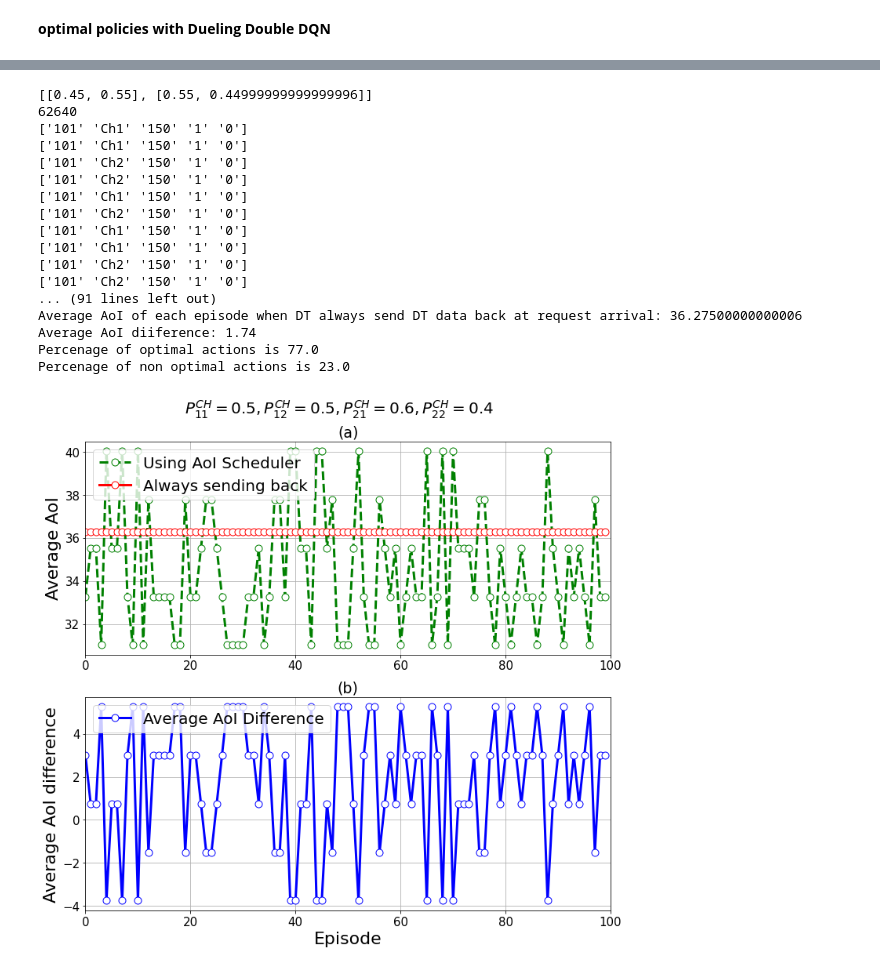
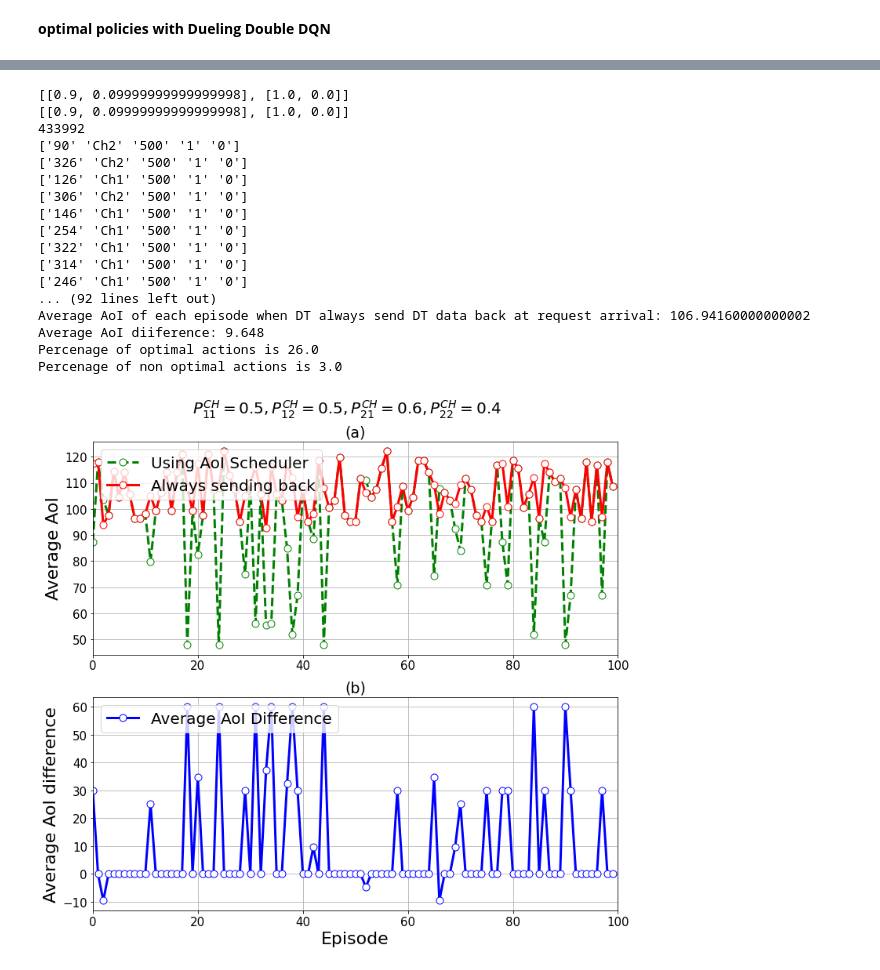
Before and after one commit to amirhoseinaghaei/Research_Simulation, a Jupyter notebook: Research_Simulation.ipynb, the cells around one changed output, grey strips where cells are left out. Drawn from its saved outputs; the diff is of its cells as text; code cells hidden in the pictures.

```diff
--- a/Research_Simulation.ipynb
+++ b/Research_Simulation.ipynb
@@ -242,8 +259,8 @@ l2_regularization = 1e-6
 avg_window = 750
 
 episode = 0
-Lesson_buffer_a1 = LessonBuffer(1000, 40, 5)
-Lesson_buffer_a0 = LessonBuffer(1000, 40, 5)
+Lesson_buffer_a1 = LessonBuffer(1000, 50, 5)
+Lesson_buffer_a0 = LessonBuffer(1000, 50, 5)
 
 rudder_lstm_a0 = LSTM(state_input_size=5, n_actions= 2, buffer=Lesson_buffer_a0, n_units=n_lstm,
                         lstm_lr=lstm_lr, l2_regularization=l2_regularization, return_scaling=10,
@@ -251,14 +268,14 @@ rudder_lstm_a0 = LSTM(state_input_size=5, n_actions= 2, buffer=Lesson_buffer_a0,
 rudder_lstm_a1 = LSTM(state_input_size=5, n_actions= 2, buffer=Lesson_buffer_a1, n_units=n_lstm,
                         lstm_lr=lstm_lr, l2_regularization=l2_regularization, return_scaling=10,
                         lstm_batch_size=8, continuous_pred_factor=0.5)
-rudder_lstm_a0.load_state_dict(torch.load('rudder_lstm_150_wait_0.45.pt'))
-rudder_lstm_a1.load_state_dict(torch.load('rudder_lstm_150_send_0.45.pt'))
+rudder_lstm_a0.load_state_dict(torch.load('rudder_lstm_500_wait_0.2.pt'))
+rudder_lstm_a1.load_state_dict(torch.load('rudder_lstm_500_send_0.2.pt'))
 
-environment = Environment(250,50)
+environment = Environment(1000,100)
 environment.CreateStates()
 policy_updator  = PolicyUpdater(environment= environment, lr = policy_lr)
 episode = 0
-for i in tqdm(range(10000)):
+for i in tqdm(range(8000)):
     episode += 1
     environment.reset_paramter()
     state , _ = environment.reset_state()
@@ -305,8 +322,8 @@ for i in tqdm(range(10000)):
               rewards = rudder_lstm_a0.redistribute_reward(states=np.expand_dims(states, 0),actions=np.expand_dims(actions, 0))[0, :]
             if actions[0] == 1:
               rewards = rudder_lstm_a1.redistribute_reward(states=np.expand_dims(states, 0),actions=np.expand_dims(actions, 0))[0, :]
-              for i in range(len(rewards)):
-                rewards[i] = 0
+              # for i in range(len(rewards)):
+              #   rewards[i] = 0
               # print(rewards)
             policy_updator.Q_learning(actions= actions , states = states, rewards= rewards)
 
@@ -1008,9 +1008,9 @@ print(Optimal_Policy_Dict)
 import json
 
 # Opening JSON file
-with open('Optimal_Policy_Qlearning_0.45_150.json') as json_file:
+with open('Optimal_Policy_Qlearning_0.2_500.json') as json_file:
     Optimal_Policy_Dict_Qlearning = json.load(json_file)
-with open('Optimal_Policy_DDDQN_0.45_150.json') as json_file:
+with open('Optimal_Policy_DictDDDQN_0.9_500.json') as json_file:
     Optimal_Policy_Dict_DDDQN = json.load(json_file)
 # %%
 import json
@@ -1040,8 +1040,8 @@ avg_window = 750
 UseOptimalPolicy = True
 episode = 0
 NUM_EPISODE = 100
-deadline = 40
-environment = Environment(250,50)
+deadline = 50
+environment = Environment(1000,100)
 environment.CreateStates()
 policy_updator  = PolicyUpdater(environment= environment, lr = policy_lr)
 Total_Reward_List = []
@@ -1087,7 +1087,7 @@ for i in range(NUM_EPISODE):
     environment.state = State(name, int(first_state[0]), (first_state[1]), int(first_state[2]), int(first_state[3]), int(first_state[4]))
     while not done:
         if UseOptimalPolicy:
-          action  = 0 if Optimal_Policy_Dict_Qlearning[name] == 'wait' else 1
+          action  = 0 if Optimal_Policy_Dict_DDDQN[name] == 'wait' else 1
           # print(Optimal_Policy_Dict[name])
         # else:
         #   action = 1
@@ -1144,51 +1144,51 @@ handles, labels = plt.gca().get_legend_handles_labels()
 ax[0].grid()
 ax[1].grid()
 ax[0].set_ylabel("Average AoI", fontsize = 22.0)
 ax[0].set_xlim(xmin=0, xmax=NUM_EPISODE)
 ax[1].set_xlabel("Episode", fontsize = 22.0)
 ax[1].set_ylabel("Average AoI difference", fontsize = 22.0)
 ax[1].set_xlim(xmin=0, xmax=NUM_EPISODE)
 ax[0].tick_params(labelsize=15)
 ax[1].tick_params(labelsize=15)
 string = "$P^{CH}_{11}$$ = 0.5, $$P^{CH}_{12}$$ = 0.5, $$P^{CH}_{21}$$ = 0.6, $$P^{CH}_{22}$$ = 0.4$"
 fig.suptitle(string, fontweight ="bold" , y = 0.95, fontsize = 20)
 ax[0].set_title('(a)' , fontsize = 19)
 ax[1].set_title('(b)', fontsize = 19)
 fig.savefig('SimulationResult_DDDQN_70_125_0.5_0.5.pdf')
 
 print(f"Average AoI of each episode with AoI scheduler: {sum(Total_Reward_List)/NUM_EPISODE}")
 print(f"Average AoI of each episode when DT always send DT data back at request arrival: {sum(Total_Reward_List_Without_Optimal_Policy)/NUM_EPISODE}")
 print(f"Average AoI diiference: {sum(AoI_Difference_List)/NUM_EPISODE}")
 
 number_of_optimal_actions = 0
 number_of_non_optimal_actions = 0
 
 for i in AoI_Difference_List:
   if i < 0:
       number_of_non_optimal_actions += 1
   if i > 0:
       number_of_optimal_actions += 1
 print(f"Percenage of optimal actions is {(number_of_optimal_actions/len(AoI_Difference_List))*100}")
 print(f"Percenage of non optimal actions is {(number_of_non_optimal_actions/len(AoI_Difference_List))*100}")
 # %% [output]
-[[0.45, 0.55], [0.55, 0.44999999999999996]]
-62640
-['101' 'Ch1' '150' '1' '0']
-['101' 'Ch1' '150' '1' '0']
-['101' 'Ch2' '150' '1' '0']
-['101' 'Ch2' '150' '1' '0']
-['101' 'Ch1' '150' '1' '0']
-['101' 'Ch2' '150' '1' '0']
-['101' 'Ch1' '150' '1' '0']
-['101' 'Ch1' '150' '1' '0']
-['101' 'Ch2' '150' '1' '0']
-['101' 'Ch2' '150' '1' '0']
-... (91 lines left out)
-Average AoI of each episode when DT always send DT data back at request arrival: 36.27500000000006
-Average AoI diiference: 1.74
-Percenage of optimal actions is 77.0
-Percenage of non optimal actions is 23.0
+[[0.9, 0.09999999999999998], [1.0, 0.0]]
+[[0.9, 0.09999999999999998], [1.0, 0.0]]
+433992
+['90' 'Ch2' '500' '1' '0']
+['326' 'Ch2' '500' '1' '0']
+['126' 'Ch1' '500' '1' '0']
+['306' 'Ch2' '500' '1' '0']
+['146' 'Ch1' '500' '1' '0']
+['254' 'Ch1' '500' '1' '0']
+['322' 'Ch1' '500' '1' '0']
+['314' 'Ch1' '500' '1' '0']
+['246' 'Ch1' '500' '1' '0']
+... (92 lines left out)
+Average AoI of each episode when DT always send DT data back at request arrival: 106.94160000000002
+Average AoI diiference: 9.648
+Percenage of optimal actions is 26.0
+Percenage of non optimal actions is 3.0
-[figure, old version]
+[figure, new version]
 # %%
 !nvcc --version
 # %%
```
Also changed, not shown: parts of 3 cells of this notebook.
